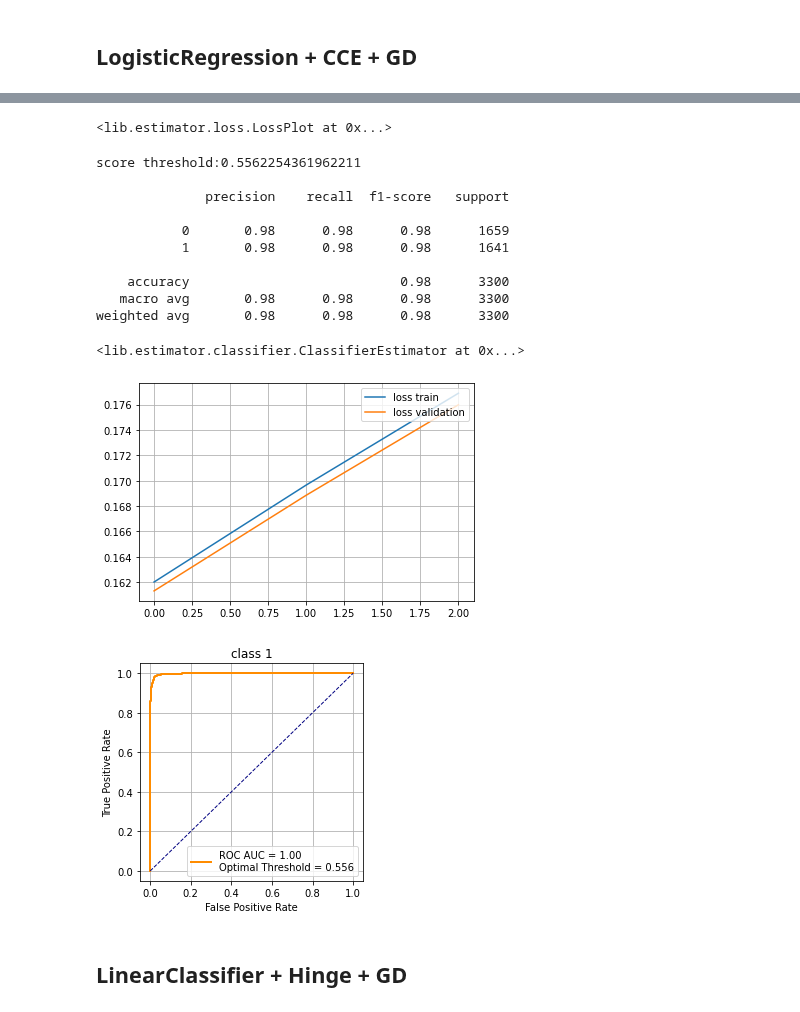
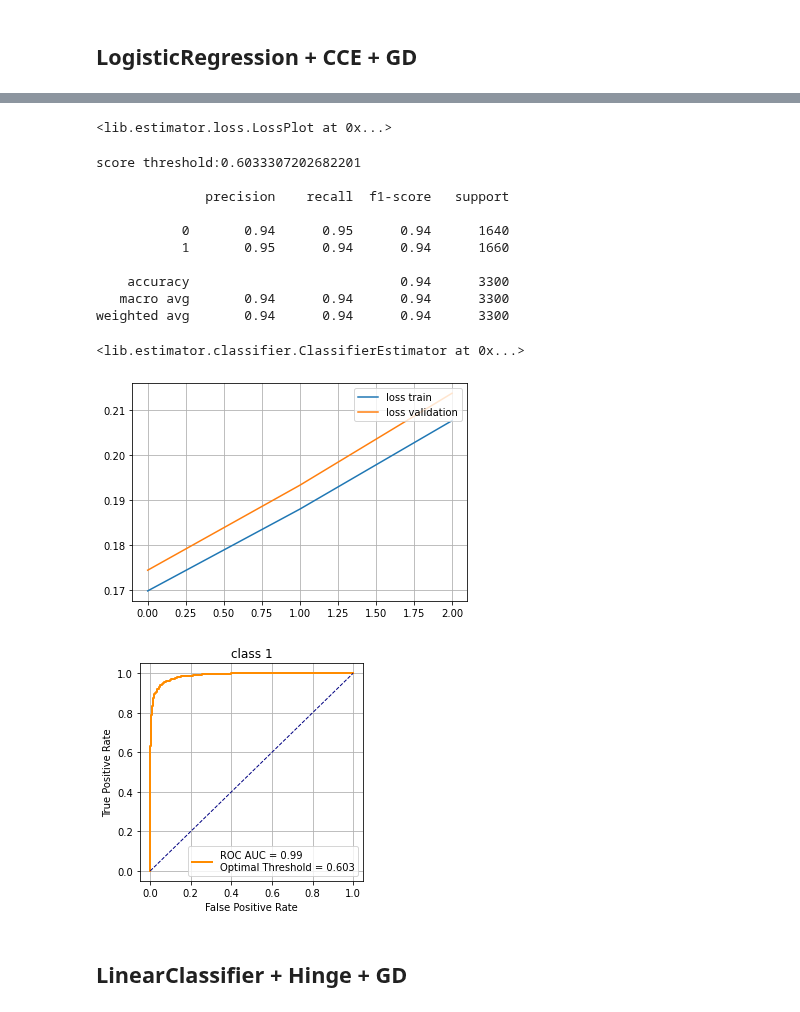
Before and after one commit to mechanoid5/ml_lib, a Jupyter notebook: classifier_bin.ipynb, the cells around one changed output, grey strips where cells are left out. Cells and saved outputs as stored; diff of their text form; code cells hidden in the pictures.

```diff
--- a/classifier_bin.ipynb
+++ b/classifier_bin.ipynb
@@ -107,7 +107,7 @@ from lib.optimizer.breaker import GrowthBreaking # прерывание при
 model = GD(
     loss=loss_train,
     loss_val=loss_val,
-    lra=ConstLRA(.1),
+    lra=ConstLRA(.009),
     breaker_val=[GrowthBreaking(),]
 
 ).fit(
@@ -138,17 +138,17 @@ ClassifierEstimator(model).estimate(X_test,y_test)
 <lib.estimator.loss.LossPlot at 0x...>
-score threshold:0.5562254361962211
+score threshold:0.6033307202682201
 
               precision    recall  f1-score   support
 
-           0       0.98      0.98      0.98      1659
-           1       0.98      0.98      0.98      1641
+           0       0.94      0.95      0.94      1640
+           1       0.95      0.94      0.94      1660
 
-    accuracy                           0.98      3300
-   macro avg       0.98      0.98      0.98      3300
-weighted avg       0.98      0.98      0.98      3300
+    accuracy                           0.94      3300
+   macro avg       0.94      0.94      0.94      3300
+weighted avg       0.94      0.94      0.94      3300
 <lib.estimator.classifier.ClassifierEstimator at 0x...>
-[figure, old version]
+[figure, new version]
-[figure, old version]
+[figure, new version]
 # %% [markdown]
 ## LinearClassifier + Hinge + GD
 # %%
```
Also changed, not shown: parts of 13 cells of this notebook, 3 other files.
